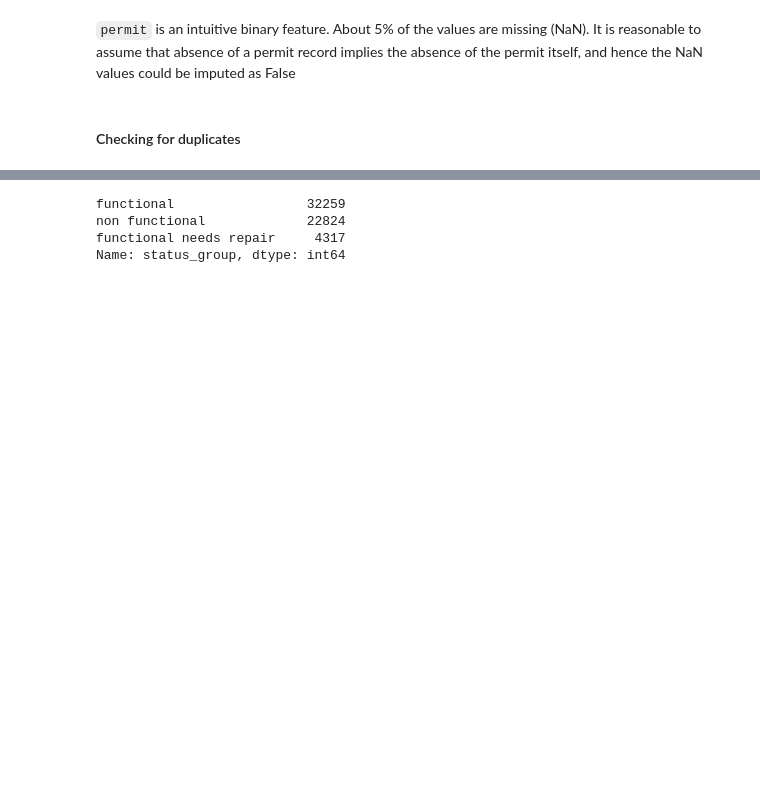
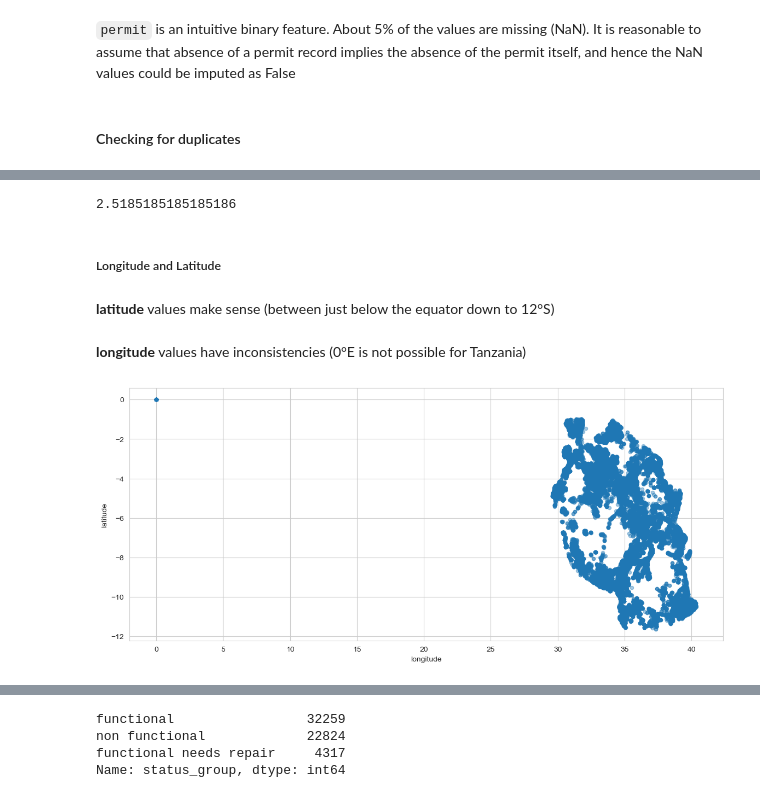
Before and after one commit to KImondorose/phase_3_project-Pump-it-Up-Data-Mining-the-Water-Table, a Jupyter notebook: notebook.ipynb, the cells around one changed output, grey strips where cells are left out. Cells and saved outputs as stored; diff of their text form; code cells hidden in the pictures; blank space fills up the shorter version.

Commit message:
Finished dealing with numeric columns

```diff
--- a/notebook.ipynb
+++ b/notebook.ipynb
@@ -447,7 +447,7 @@ Name: quality_group, dtype: int64
 # %% [markdown]
 Since `water_quality` has more information, we will keep it and drop `quality _group`
 # %%
-training_data = training_data.drop(columns = 'quality_group', axis=1)
+training_data.drop('quality_group', axis=1, inplace=True)
 # %%
 # Let's look at our new data
 training_data.columns
@@ -511,7 +537,7 @@ Name: funder, Length: 1897, dtype: int64
 # %% [markdown]
 The `funder` column has 1897 unique values, hence it will be difficult to fill the null ones. We will drop it
 # %%
-training_data = training_data.drop(columns = 'funder', axis=1)
+training_data.drop('funder', axis=1, inplace=True)
 # %% [markdown]
 ##### Subvillage
 # %%
@@ -536,7 +562,7 @@ len(training_data[training_data["subvillage"].isnull()]["subvillage"])/len(train
 # %% [markdown]
 Given the great scatter (not one subvillage accounts for 1% or more of the examples) this feature is not informative, and therefore dropped.
 # %%
-training_data = training_data.drop(columns = 'subvillage', axis=1)
+training_data.drop('subvillage', axis=1, inplace=True)
 # %% [markdown]
 ##### Public Meeting
 # %%
@@ -616,0 +708,2 @@ None of the numeric columns have missing data and all of them seem to be continu
+# %%
+training_data.drop('amount_tsh',axis=1, inplace=True)
@@ -616,0 +727,16 @@ None of the numeric columns have missing data and all of them seem to be continu
+# %%
+training_data[training_data["gps_height"] > 0]["gps_height"].count()/len(training_data)*100  # 63% of waterpoints above sea level
+training_data[training_data["gps_height"] < 0]["gps_height"].count()/len(training_data)*100  # 2.5% of waterpoints below sea level
+# %% [output]
+2.5185185185185186
+# %% [markdown]
+##### Longitude and Latitude
+# %% [markdown]
+**latitude** values make sense (between just below the equator down to 12°S)
+# %% [markdown]
+**longitude** values have inconsistencies (0°E is not possible for Tanzania)
+# %%
+training_data.plot(kind='scatter', x="longitude", y="latitude", alpha=0.4, figsize=(14,6),sharex=False);
+# To see the outliers
+# %% [output]
+[figure, added]
```
Also changed, not shown: parts of 63 cells of this notebook.
